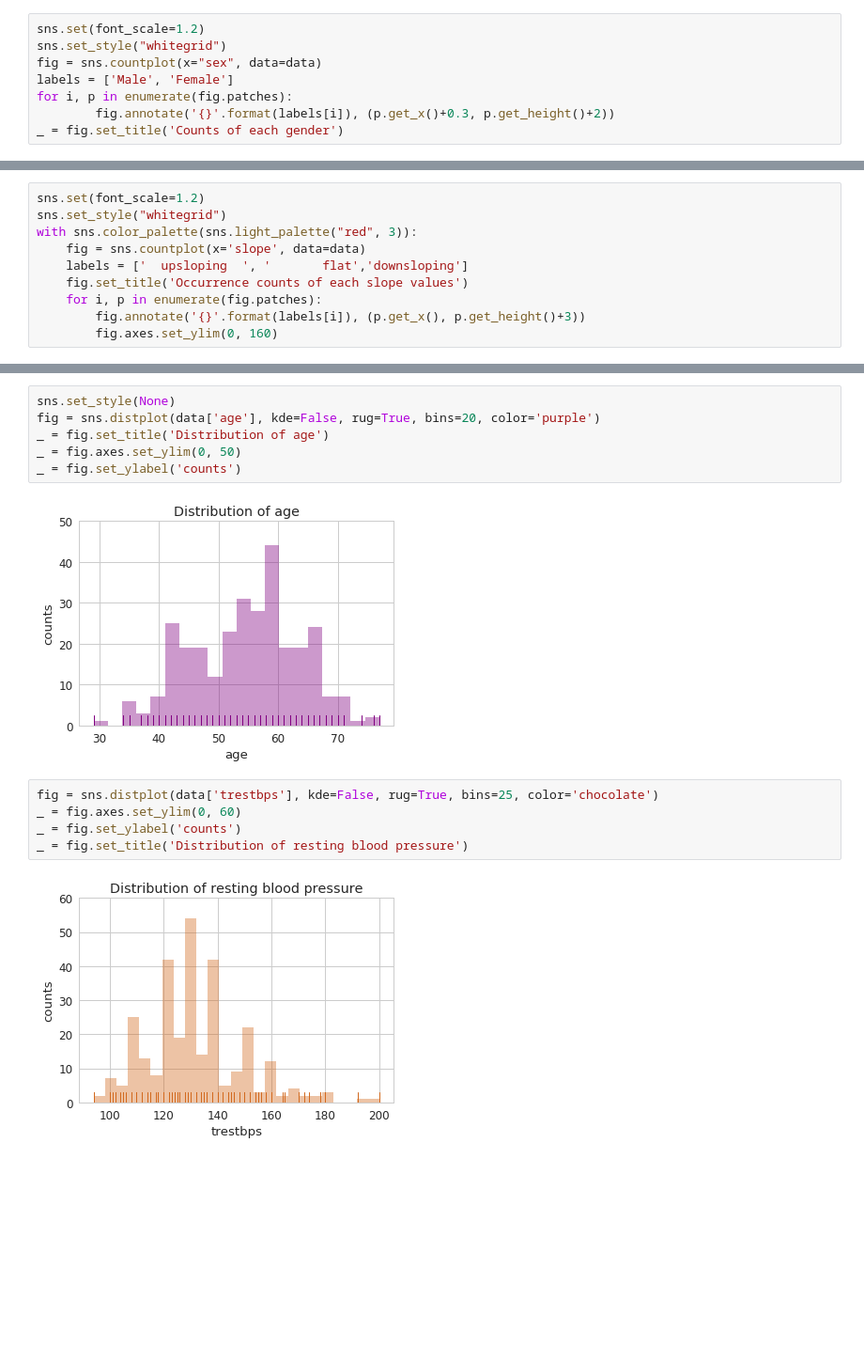
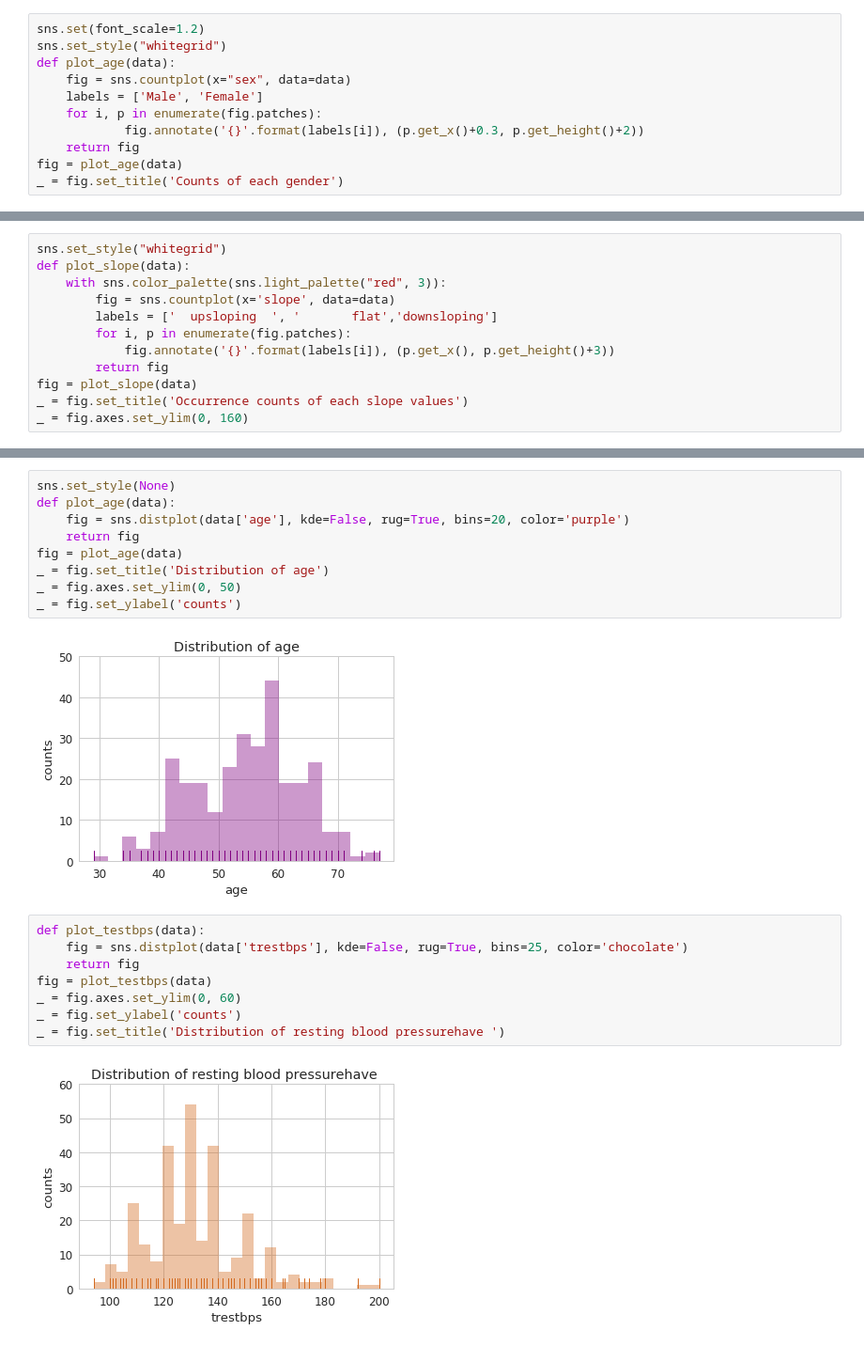
Before and after one commit to Nilabhra/jacobs_da_2017, a Jupyter notebook: assignment_1/assignment1.ipynb, the cells around one changed output, grey strips where cells are left out. Shown at 94% size. Cells and saved outputs as stored; diff of their text form; blank space fills up the shorter version.

Commit message:
added some of the paired plots

```diff
--- a/assignment_1/assignment1.ipynb
+++ b/assignment_1/assignment1.ipynb
@@ -56,37 +56,48 @@ data.shape
 # %%
 sns.set(font_scale=1.2)
 sns.set_style("whitegrid")
-fig = sns.countplot(x="sex", data=data)
-labels = ['Male', 'Female']
-for i, p in enumerate(fig.patches):
-        fig.annotate('{}'.format(labels[i]), (p.get_x()+0.3, p.get_height()+2))
+def plot_age(data):
+    fig = sns.countplot(x="sex", data=data)
+    labels = ['Male', 'Female']
+    for i, p in enumerate(fig.patches):
+            fig.annotate('{}'.format(labels[i]), (p.get_x()+0.3, p.get_height()+2))
+    return fig
+fig = plot_age(data)
 _ = fig.set_title('Counts of each gender')
 # %% [output]
 [figure]
 # %%
-sns.set(font_scale=1.2)
 sns.set_style("whitegrid")
-with sns.color_palette(sns.light_palette("red", 3)):
-    fig = sns.countplot(x='slope', data=data)
-    labels = ['  upsloping  ', '       flat','downsloping']
-    fig.set_title('Occurrence counts of each slope values')
-    for i, p in enumerate(fig.patches):
-        fig.annotate('{}'.format(labels[i]), (p.get_x(), p.get_height()+3))
-        fig.axes.set_ylim(0, 160)
+def plot_slope(data):
+    with sns.color_palette(sns.light_palette("red", 3)):
+        fig = sns.countplot(x='slope', data=data)
+        labels = ['  upsloping  ', '       flat','downsloping']
+        for i, p in enumerate(fig.patches):
+            fig.annotate('{}'.format(labels[i]), (p.get_x(), p.get_height()+3))
+        return fig
+fig = plot_slope(data)
+_ = fig.set_title('Occurrence counts of each slope values')
+_ = fig.axes.set_ylim(0, 160)
 # %% [output]
 [figure]
 # %%
 sns.set_style(None)
-fig = sns.distplot(data['age'], kde=False, rug=True, bins=20, color='purple')
+def plot_age(data):
+    fig = sns.distplot(data['age'], kde=False, rug=True, bins=20, color='purple')
+    return fig
+fig = plot_age(data)
 _ = fig.set_title('Distribution of age')
 _ = fig.axes.set_ylim(0, 50)
 _ = fig.set_ylabel('counts')
 # %% [output]
 [figure]
 # %%
-fig = sns.distplot(data['trestbps'], kde=False, rug=True, bins=25, color='chocolate')
+def plot_testbps(data):
+    fig = sns.distplot(data['trestbps'], kde=False, rug=True, bins=25, color='chocolate')
+    return fig
+fig = plot_testbps(data)
 _ = fig.axes.set_ylim(0, 60)
 _ = fig.set_ylabel('counts')
-_ = fig.set_title('Distribution of resting blood pressure')
+_ = fig.set_title('Distribution of resting blood pressurehave ')
 # %% [output]
-[figure, old version]
+[figure, new version]
```
Also changed, not shown: parts of 3 cells of this notebook.
